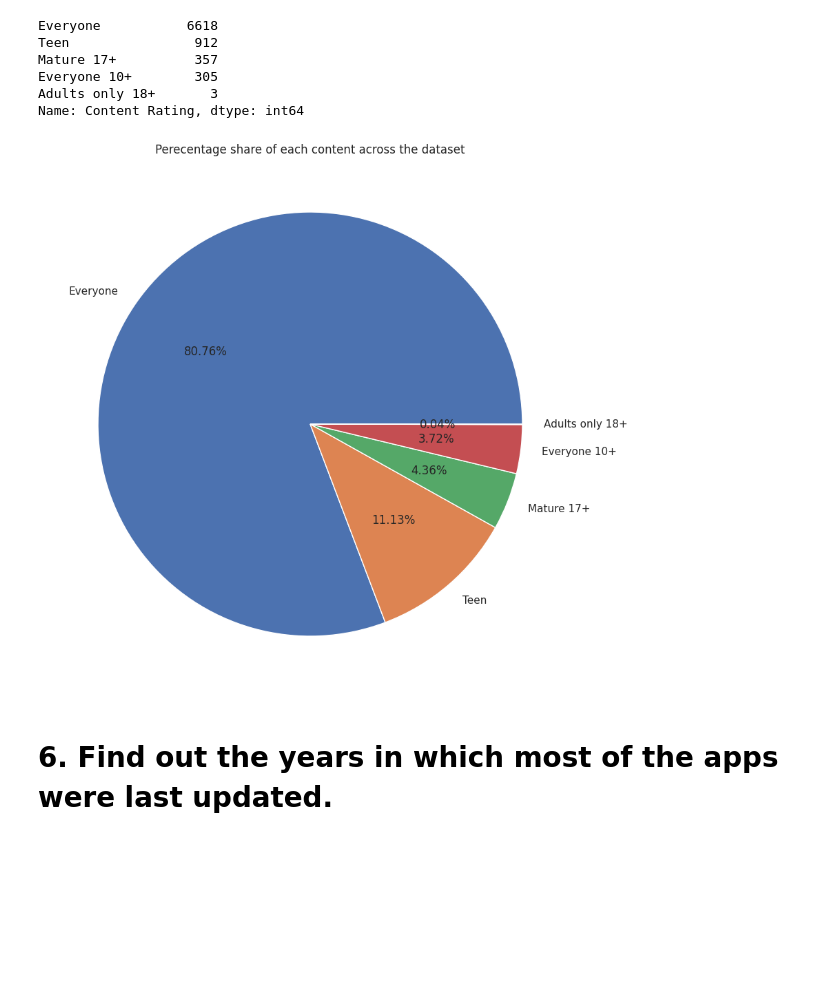
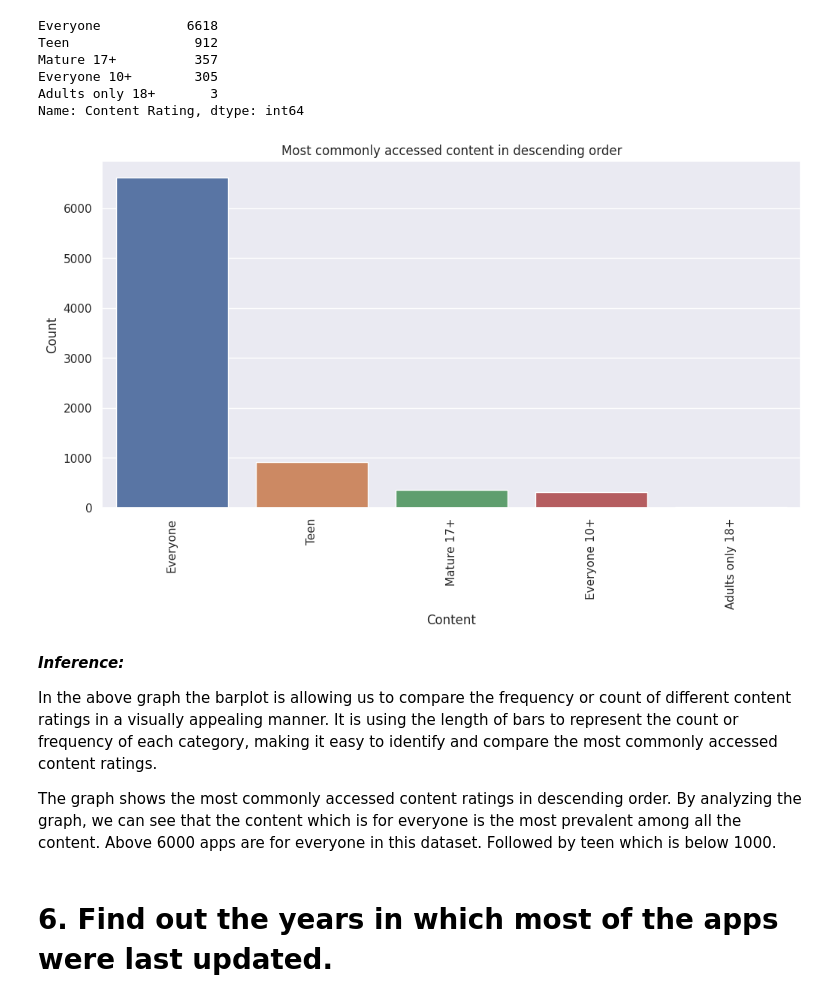
Before and after one commit to GourabR/Playstore_app_review_analysis, a Jupyter notebook: EDA_playstore_app_analysis.ipynb, the cells around one changed output. Saved outputs shown, nothing was run; the diff lists cells and outputs as text; code cells hidden in the pictures; blank space fills up the shorter version.

```diff
--- a/EDA_playstore_app_analysis.ipynb
+++ b/EDA_playstore_app_analysis.ipynb
@@ -997,13 +993,26 @@ Mature 17+          357
 Everyone 10+        305
 Adults only 18+       3
 Name: Content Rating, dtype: int64
-# %%
-plt.figure(figsize = (10,10))
-plt.pie(df['Content Rating'].value_counts().head(5), labels = df['Content Rating'].value_counts().head(5).index, autopct = '%1.2f%%')
-plt.title("Perecentage share of each content across the dataset")
-plt.show()
-# %% [output]
-[figure, removed]
+# %%
+# Plotting the most commonly accessed or frequently used content in descending order using barplot.
+plt.figure(figsize = (12,6))
+
+sns.barplot(data = df, x = df['Content Rating'].value_counts().head(5).index, y = df['Content Rating'].value_counts().head(5))
+plt.title("Most commonly accessed content in descending order")
+plt.xlabel("Content")
+plt.ylabel("Count")
+plt.xticks(rotation = 90)
+
+plt.show()
+# %% [output]
+[figure, added]
+# %% [markdown]
+***Inference:***
+
+
+In the above graph the barplot is allowing us to compare the frequency or count of different content ratings in a visually appealing manner. It is using the length of bars to represent the count or frequency of each category, making it easy to identify and compare the most commonly accessed content ratings.
+
+The graph shows the most commonly accessed content ratings in descending order. By analyzing the graph, we can see that the content which is for everyone is the most prevalent among all the content. Above 6000 apps are for everyone in this dataset. Followed by teen which is below 1000.
 # %% [markdown]
 # 6. Find out the years in which most of the apps were last updated.
 # %%
```
Also changed, not shown: parts of 20 cells of this notebook.
